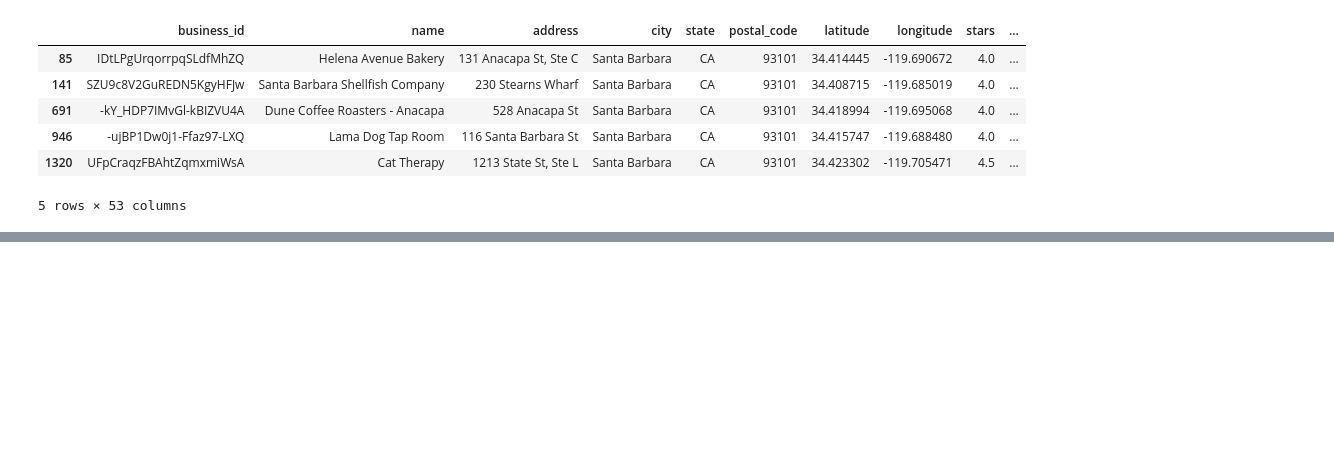
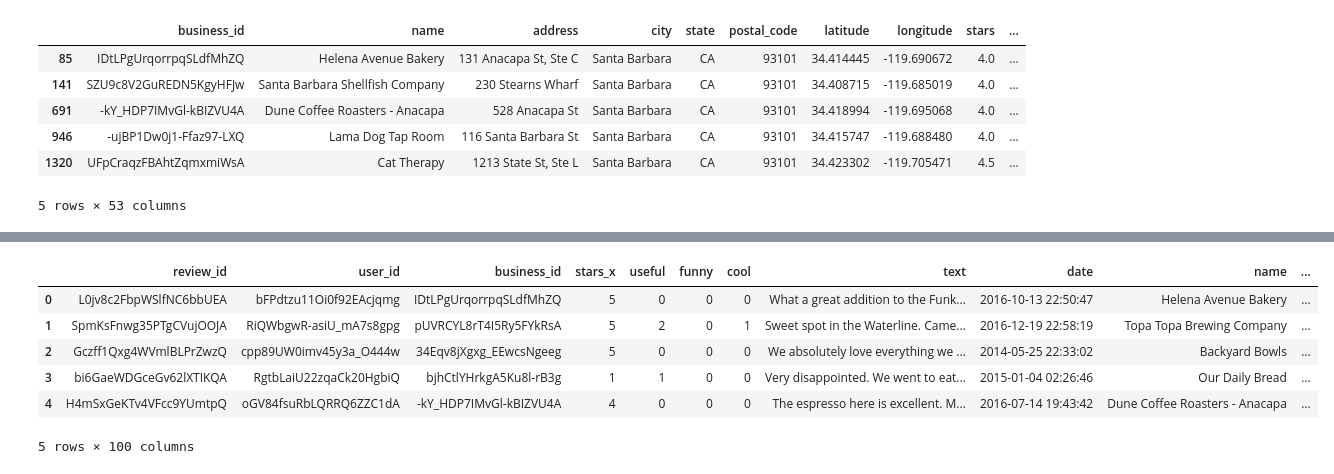
Before and after one commit to jaimesesme/coffee-project, a Jupyter notebook: data/raw/business_data_Santa_Barabara.ipynb, the cells around one changed output, grey strips where cells are left out. Saved outputs shown, nothing was run; the diff lists cells and outputs as text; code cells hidden in the pictures; blank space fills up the shorter version.

```diff
--- a/data/raw/business_data_Santa_Barabara.ipynb
+++ b/data/raw/business_data_Santa_Barabara.ipynb
@@ -233,0 +246,12 @@ NameError: name 'df_reviews' is not defined
+# %%
+df_union = df_reviews.merge(df_business, on="business_id", how="left")
+# %%
+df_union.head()
+# %% [output]
+|  | review_id | user_id | business_id | stars_x | useful | funny | cool | text | date | name | ... |
+| 0 | L0jv8c2FbpWSlfNC6bbUEA | bFPdtzu11Oi0f92EAcjqmg | IDtLPgUrqorrpqSLdfMhZQ | 5 | 0 | 0 | 0 | What a great addition to the Funk... | 2016-10-13 22:50:47 | Helena Avenue Bakery | ... |
+| 1 | SpmKsFnwg35PTgCVujOOJA | RiQWbgwR-asiU_mA7s8gpg | pUVRCYL8rT4I5Ry5FYkRsA | 5 | 2 | 0 | 1 | Sweet spot in the Waterline. Came... | 2016-12-19 22:58:19 | Topa Topa Brewing Company | ... |
+| 2 | Gczff1Qxg4WVmlBLPrZwzQ | cpp89UW0imv45y3a_O444w | 34Eqv8jXgxg_EEwcsNgeeg | 5 | 0 | 0 | 0 | We absolutely love everything we ... | 2014-05-25 22:33:02 | Backyard Bowls | ... |
+| 3 | bi6GaeWDGceGv62lXTIKQA | RgtbLaiU22zqaCk20HgbiQ | bjhCtlYHrkgA5Ku8l-rB3g | 1 | 1 | 0 | 0 | Very disappointed. We went to eat... | 2015-01-04 02:26:46 | Our Daily Bread | ... |
+| 4 | H4mSxGeKTv4VFcc9YUmtpQ | oGV84fsuRbLQRRQ6ZZC1dA | -kY_HDP7IMvGl-kBIZVU4A | 4 | 0 | 0 | 0 | The espresso here is excellent. M... | 2016-07-14 19:43:42 | Dune Coffee Roasters - Anacapa | ... |
+5 rows × 100 columns
```
Also changed, not shown: parts of 9 cells of this notebook, 47 other files.
